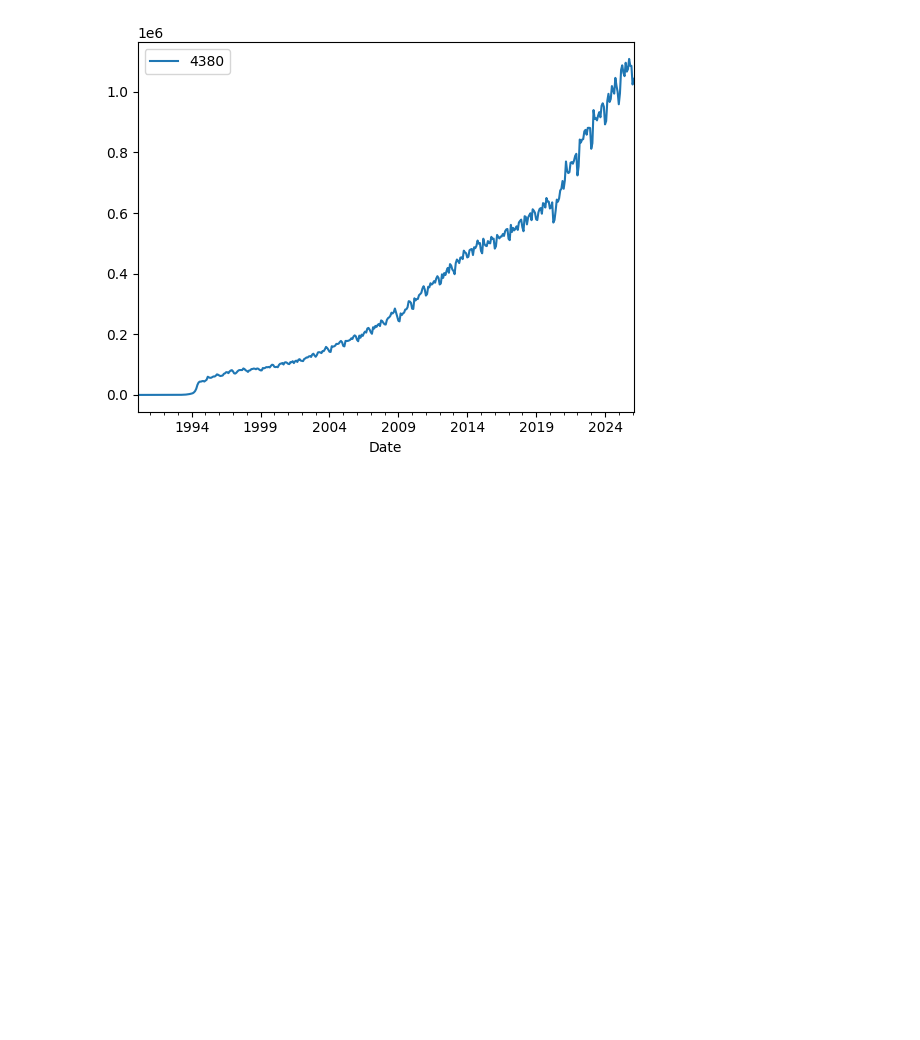
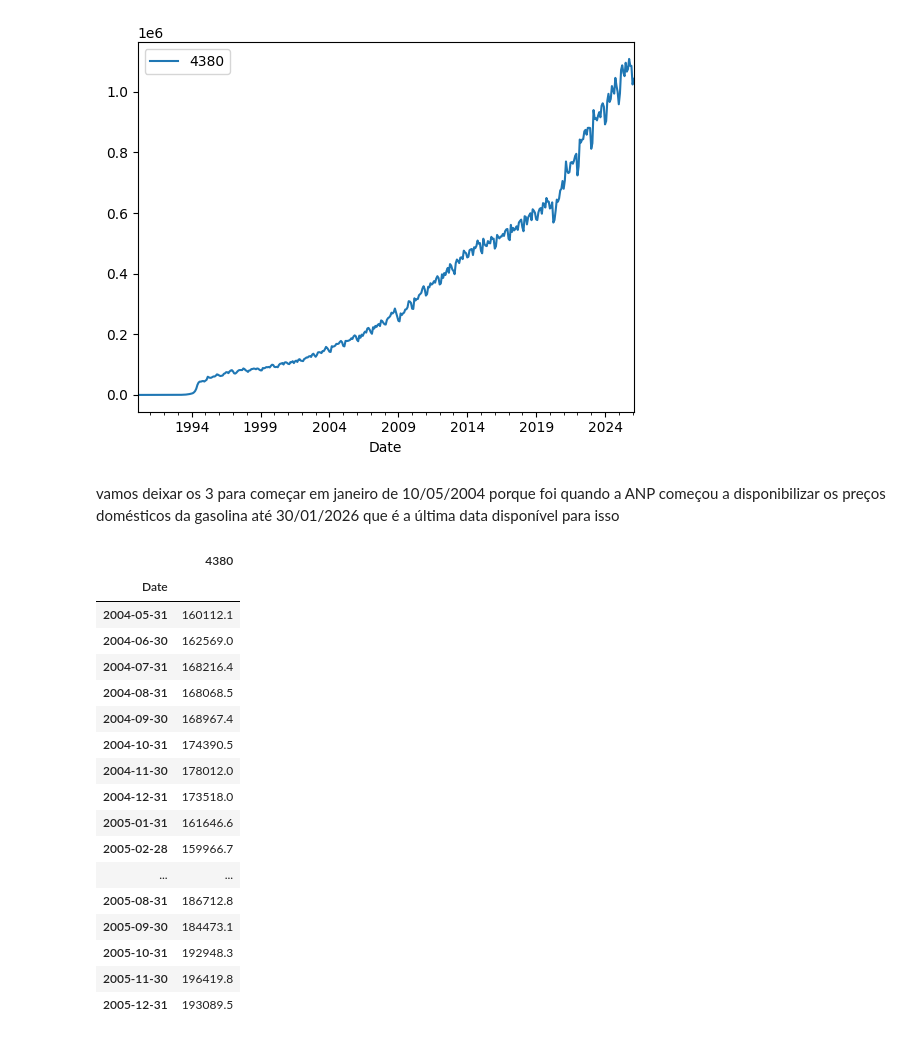
Before and after one commit to iagonmic/VECM-Gasoline-Prices, a Jupyter notebook: etl.ipynb, the cells around one changed output. Cells and saved outputs as stored; diff of their text form; code cells hidden in the pictures; blank space fills up the shorter version.

```diff
--- a/etl.ipynb
+++ b/etl.ipynb
@@ -25,3 +26,57 @@ ibc_br.plot.line()
 # %% [output]
 <Axes: xlabel='Date'>
 [figure]
+# %% [markdown]
+vamos deixar os 3 para começar em janeiro de 10/05/2004 porque foi quando a ANP começou a disponibilizar os preços domésticos da gasolina até 30/01/2026 que é a última data disponível para isso
+# %%
+# retirando multiindex
+ipca = ipca.reset_index()
+ibc_br = ibc_br.reset_index()
+# %%
+# transformando para datetime
+selic['Date'] = pd.to_datetime(selic['Date'])
+ipca['Date'] = pd.to_datetime(ipca['Date'])
+ibc_br['Date'] = pd.to_datetime(ibc_br['Date'])
+# %%
+# agrupando por mẽs
+ipca = (
+    ipca
+    .rename(columns={'433': 'ipca'})
+    .groupby(pd.Grouper(key='Date', freq='ME'))
+    .mean()
+    .query('Date >= "2004-05-10" and Date <= "2026-01-01"')
+)
+selic = (
+    selic
+    .rename(columns={'432': 'selic'})
+    .groupby(pd.Grouper(key='Date', freq='ME'))
+    .mean()
+    .query('Date >= "2004-05-10" and Date <= "2026-01-01"')
+)
+ibc_br = (
+    ibc_br
+    .groupby(pd.Grouper(key='Date', freq='ME'))
+    .mean()
+    .query('Date >= "2004-05-10" and Date <= "2026-01-01"')
+)
+# %%
+ibc_br.head(20)
+# %% [output]
+|  | 4380 |
+| Date |  |
+| 2004-05-31 | 160112.1 |
+| 2004-06-30 | 162569.0 |
+| 2004-07-31 | 168216.4 |
+| 2004-08-31 | 168068.5 |
+| 2004-09-30 | 168967.4 |
+| 2004-10-31 | 174390.5 |
+| 2004-11-30 | 178012.0 |
+| 2004-12-31 | 173518.0 |
+| 2005-01-31 | 161646.6 |
+| 2005-02-28 | 159966.7 |
+| ... | ... |
+| 2005-08-31 | 186712.8 |
+| 2005-09-30 | 184473.1 |
+| 2005-10-31 | 192948.3 |
+| 2005-11-30 | 196419.8 |
+| 2005-12-31 | 193089.5 |
```
Also changed, not shown: parts of 6 cells of this notebook, 1 other file.
